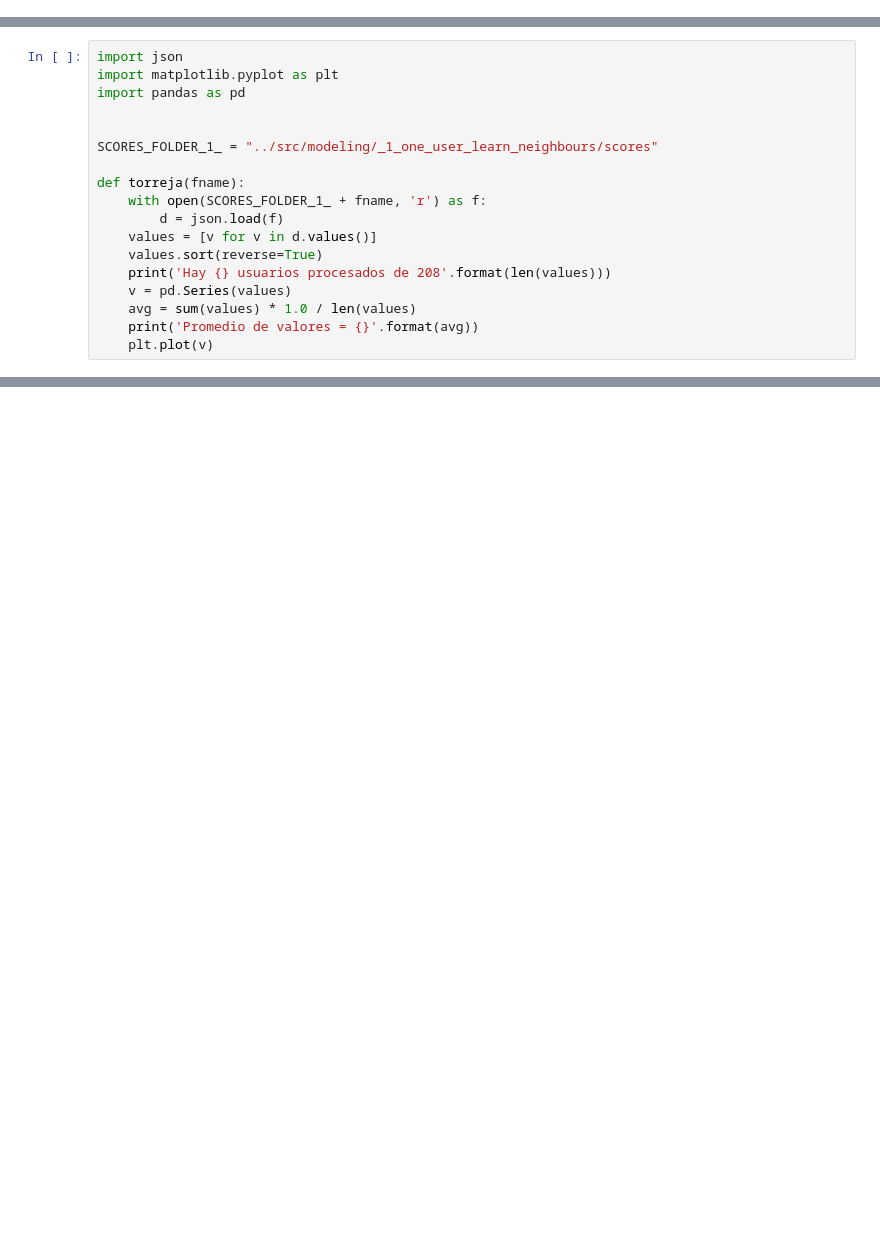
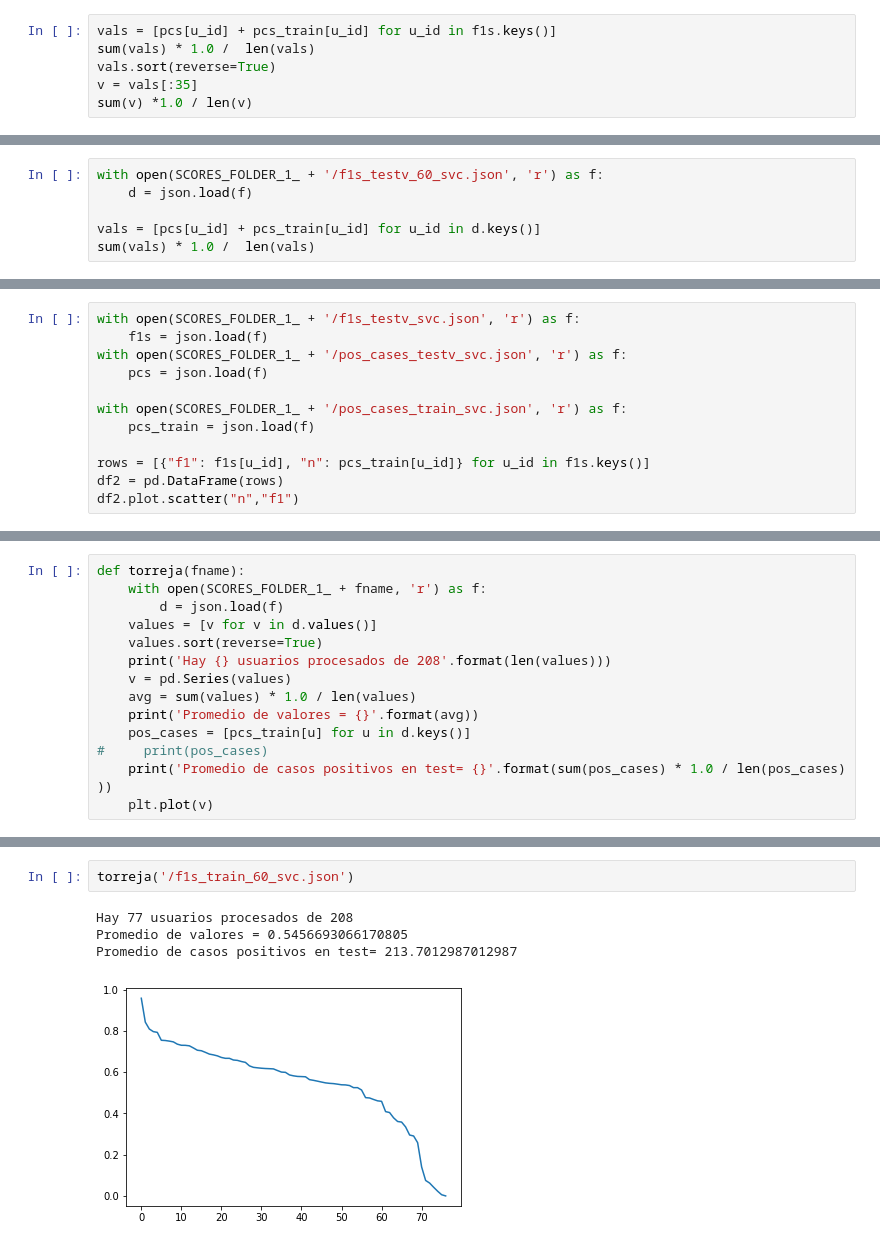
Before and after one commit to emeriles/sna-famaf, a Jupyter notebook: notebook/Process scores 1 user model (con reciclaje de tweets).ipynb, the cells around one changed output, grey strips where cells are left out. Saved outputs shown, nothing was run; the diff lists cells and outputs as text; blank space fills up the shorter version.

Commit message:
added processed scores

```diff
--- a/notebook/Process scores 1 user model (con reciclaje de tweets).ipynb
+++ b/notebook/Process scores 1 user model (con reciclaje de tweets).ipynb
@@ -0,0 +25,6 @@
+# %%
+vals = [pcs[u_id] + pcs_train[u_id] for u_id in f1s.keys()]
+sum(vals) * 1.0 /  len(vals)
+vals.sort(reverse=True)
+v = vals[:35]
+sum(v) *1.0 / len(v)
@@ -0,0 +33,6 @@
+# %%
+with open(SCORES_FOLDER_1_ + '/f1s_testv_60_svc.json', 'r') as f:
+    d = json.load(f)
+
+vals = [pcs[u_id] + pcs_train[u_id] for u_id in d.keys()]
+sum(vals) * 1.0 /  len(vals)
@@ -0,0 +43,12 @@
+# %%
+with open(SCORES_FOLDER_1_ + '/f1s_testv_svc.json', 'r') as f:
+    f1s = json.load(f)
+with open(SCORES_FOLDER_1_ + '/pos_cases_testv_svc.json', 'r') as f:
+    pcs = json.load(f)
+
+with open(SCORES_FOLDER_1_ + '/pos_cases_train_svc.json', 'r') as f:
+    pcs_train = json.load(f)
+
+rows = [{"f1": f1s[u_id], "n": pcs_train[u_id]} for u_id in f1s.keys()]
+df2 = pd.DataFrame(rows)
+df2.plot.scatter("n","f1")
@@ -1,11 +105,4 @@
 # %%
-import json
-import matplotlib.pyplot as plt
-import pandas as pd
-
-
-SCORES_FOLDER_1_ = "../src/modeling/_1_one_user_learn_neighbours/scores"
-
 def torreja(fname):
     with open(SCORES_FOLDER_1_ + fname, 'r') as f:
         d = json.load(f)
@@ -15,4 +112,7 @@ def torreja(fname):
     v = pd.Series(values)
     avg = sum(values) * 1.0 / len(values)
     print('Promedio de valores = {}'.format(avg))
+    pos_cases = [pcs_train[u] for u in d.keys()]
+#     print(pos_cases)
+    print('Promedio de casos positivos en test= {}'.format(sum(pos_cases) * 1.0 / len(pos_cases) ))
     plt.plot(v)
@@ -74,0 +137,7 @@ Son 208 usuarios de prueba. (Los de la intersección de centralidad con activida
+# %%
+torreja('/f1s_train_60_svc.json')
+# %% [output]
+Hay 77 usuarios procesados de 208
+Promedio de valores = 0.5456693066170805
+Promedio de casos positivos en test= 213.7012987012987
+[figure, added]
```
Also changed, not shown: parts of 23 cells of this notebook, 1 other file.
